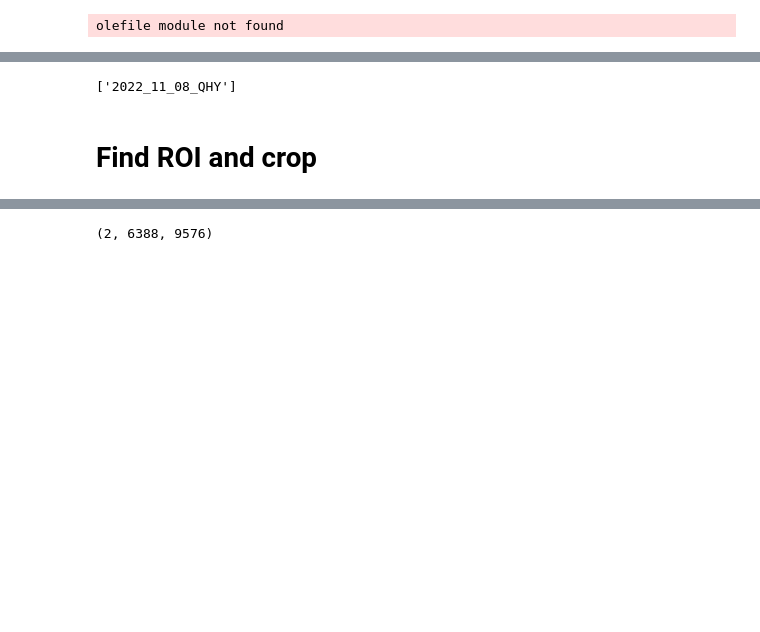
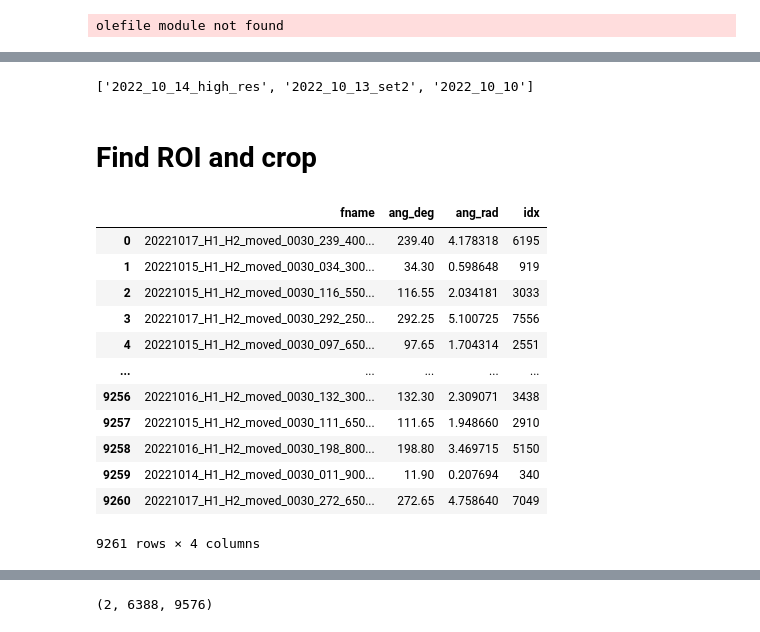
Before and after one commit to zhangy6x/research_stuff, a Jupyter notebook: jupyter_notebooks/norm_recon/preprocess_high_res_files_master.ipynb, the cells around one changed output, grey strips where cells are left out. Cells and saved outputs as stored; diff of their text form; code cells hidden in the pictures; blank space fills up the shorter version.

```diff
--- a/jupyter_notebooks/norm_recon/preprocess_high_res_files_master.ipynb
+++ b/jupyter_notebooks/norm_recon/preprocess_high_res_files_master.ipynb
@@ -27,7 +30,7 @@ os.listdir(ob_loc)
 # %%
-dc_loc = "/HFIR/CG1D/IPTS-"+ipts+"/raw/dc"
+dc_loc = "/HFIR/CG1D/IPTS-"+ipts+"/raw/df"
 os.listdir(dc_loc)
 # %% [output]
-['2022_11_08_QHY']
+['2022_10_14_high_res', '2022_10_13_set2', '2022_10_10']
 # %%
 ###################### need to change start
@@ -45,4 +48,23 @@ dc_name = save_to + "/" + 'dc_0000'
 ###################### need to change end
 # %% [markdown]
 # Find ROI and crop
+# %%
+ct_file_list = os.listdir(ct_dir)
+# ct_file_list.remove('20221108_dummy_0005_000_000_0044.tiff')
+fname_df = rocku.get_fname_df(ct_file_list, golden_ratio=False)
+fname_df
+# %% [output]
+|  | fname | ang_deg | ang_rad | idx |
+| 0 | 20221017_H1_H2_moved_0030_239_400... | 239.40 | 4.178318 | 6195 |
+| 1 | 20221015_H1_H2_moved_0030_034_300... | 34.30 | 0.598648 | 919 |
+| 2 | 20221015_H1_H2_moved_0030_116_550... | 116.55 | 2.034181 | 3033 |
+| 3 | 20221017_H1_H2_moved_0030_292_250... | 292.25 | 5.100725 | 7556 |
+| 4 | 20221015_H1_H2_moved_0030_097_650... | 97.65 | 1.704314 | 2551 |
+| ... | ... | ... | ... | ... |
+| 9256 | 20221016_H1_H2_moved_0030_132_300... | 132.30 | 2.309071 | 3438 |
+| 9257 | 20221015_H1_H2_moved_0030_111_650... | 111.65 | 1.948660 | 2910 |
+| 9258 | 20221016_H1_H2_moved_0030_198_800... | 198.80 | 3.469715 | 5150 |
+| 9259 | 20221014_H1_H2_moved_0030_011_900... | 11.90 | 0.207694 | 340 |
+| 9260 | 20221017_H1_H2_moved_0030_272_650... | 272.65 | 4.758640 | 7049 |
+9261 rows × 4 columns
 # %%
```
Also changed, not shown: parts of 11 cells of this notebook, 5 other files.
